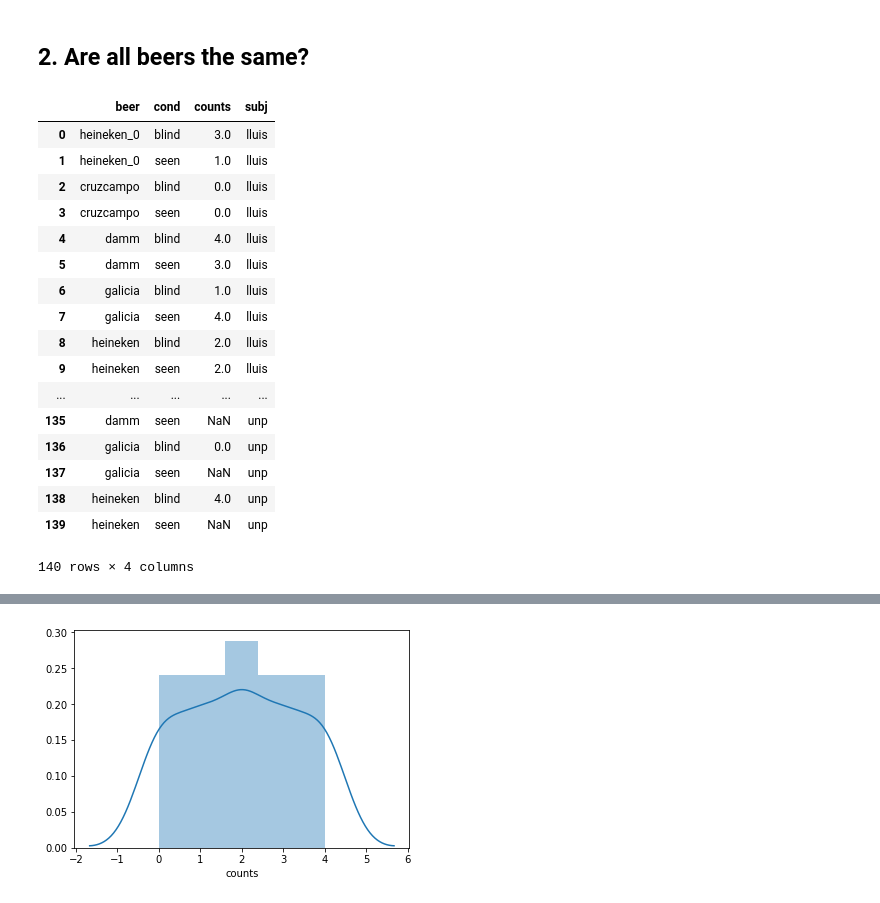
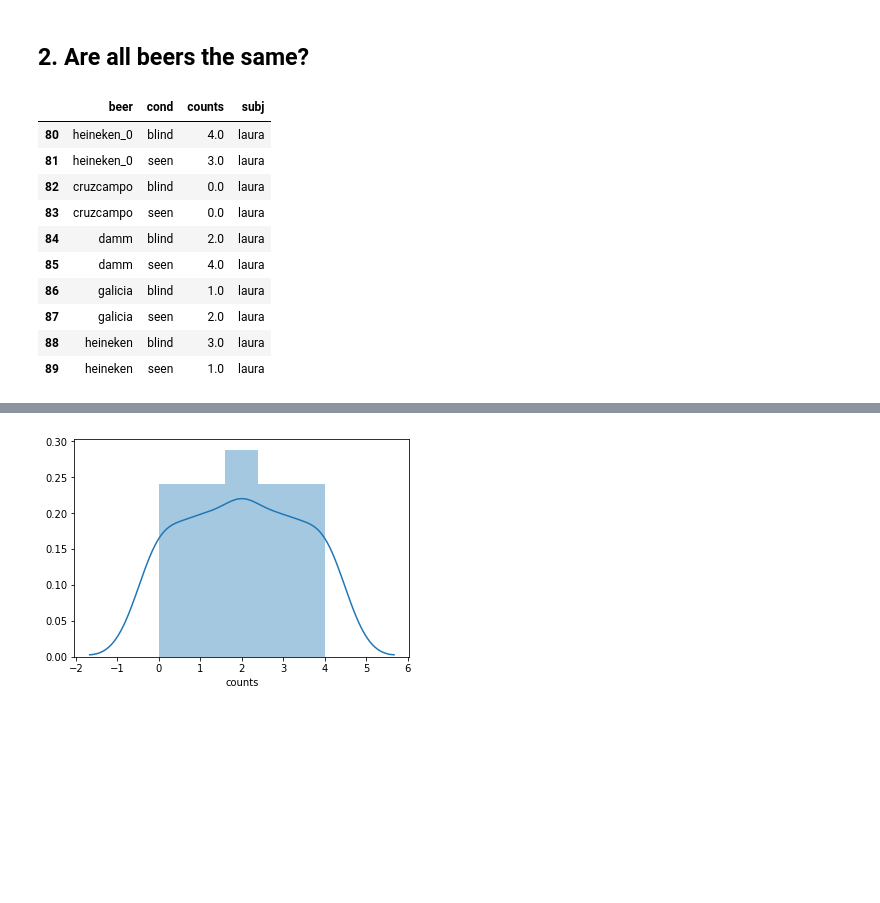
Before and after one commit to davidbestue/Retreat_2019, a Jupyter notebook: Beer_blind/analysis_beer.ipynb, the cells around one changed output, grey strips where cells are left out. Saved outputs shown, nothing was run; the diff lists cells and outputs as text; code cells hidden in the pictures; blank space fills up the shorter version.

```diff
--- a/Beer_blind/analysis_beer.ipynb
+++ b/Beer_blind/analysis_beer.ipynb
@@ -102,51 +107,46 @@ for s in df.subj.unique(): #['lluis', 'anna', 'tiffany', 'pablo', 'gizem', 'dani
             res_s = df_s['seen'].iloc[i]
             if res_s == 0:
                 seen_win.append(  df_s['beer1'].iloc[i]  )
             elif res_s ==1:
                 seen_win.append(  df_s['beer2'].iloc[i]  )
             else:
                 seen_win.append('none')
 
         ####
         for beer in order_list:
             #blind
             beers.append(beer)
             counts.append( sum( np.array(blind_win) == beer))
             subjects.append(s)
             condition.append('blind')
             #seen
             beers.append(beer)
             if 'none' in seen_win:
                 counts.append(np.nan)
             else:
                 counts.append( sum( np.array(seen_win) == beer))
             #
             subjects.append(s)
             condition.append('seen')
 
 
 
 df_count_subj=pd.DataFrame({'beer':beers, 'counts':counts, 'subj':subjects, 'cond':condition })
-df_count_subj
+df_count_subj.head(100)
+
+df_count_subj.loc[df_count_subj['subj']=='laura']
 # %% [output]
 |  | beer | cond | counts | subj |
-| 0 | heineken_0 | blind | 3.0 | lluis |
-| 1 | heineken_0 | seen | 1.0 | lluis |
-| 2 | cruzcampo | blind | 0.0 | lluis |
-| 3 | cruzcampo | seen | 0.0 | lluis |
-| 4 | damm | blind | 4.0 | lluis |
-| 5 | damm | seen | 3.0 | lluis |
-| 6 | galicia | blind | 1.0 | lluis |
-| 7 | galicia | seen | 4.0 | lluis |
-| 8 | heineken | blind | 2.0 | lluis |
-| 9 | heineken | seen | 2.0 | lluis |
-| ... | ... | ... | ... | ... |
-| 135 | damm | seen | NaN | unp |
-| 136 | galicia | blind | 0.0 | unp |
-| 137 | galicia | seen | NaN | unp |
-| 138 | heineken | blind | 4.0 | unp |
-| 139 | heineken | seen | NaN | unp |
+| 80 | heineken_0 | blind | 4.0 | laura |
+| 81 | heineken_0 | seen | 3.0 | laura |
+| 82 | cruzcampo | blind | 0.0 | laura |
+| 83 | cruzcampo | seen | 0.0 | laura |
+| 84 | damm | blind | 2.0 | laura |
+| 85 | damm | seen | 4.0 | laura |
+| 86 | galicia | blind | 1.0 | laura |
+| 87 | galicia | seen | 2.0 | laura |
+| 88 | heineken | blind | 3.0 | laura |
+| 89 | heineken | seen | 1.0 | laura |
-140 rows × 4 columns
 # %%
 ##plot beer score
 palettes = [['#2ca02c', '#98df8a' ], ['#1f77b4', '#aec7e8'], [ '#d62728', '#ff9896'],  ['#bcbd22', '#dbdb8d'], ['#7f7f7f', '#c7c7c7' ]]
```
Also changed, not shown: parts of 3 cells of this notebook, 2 other files.
